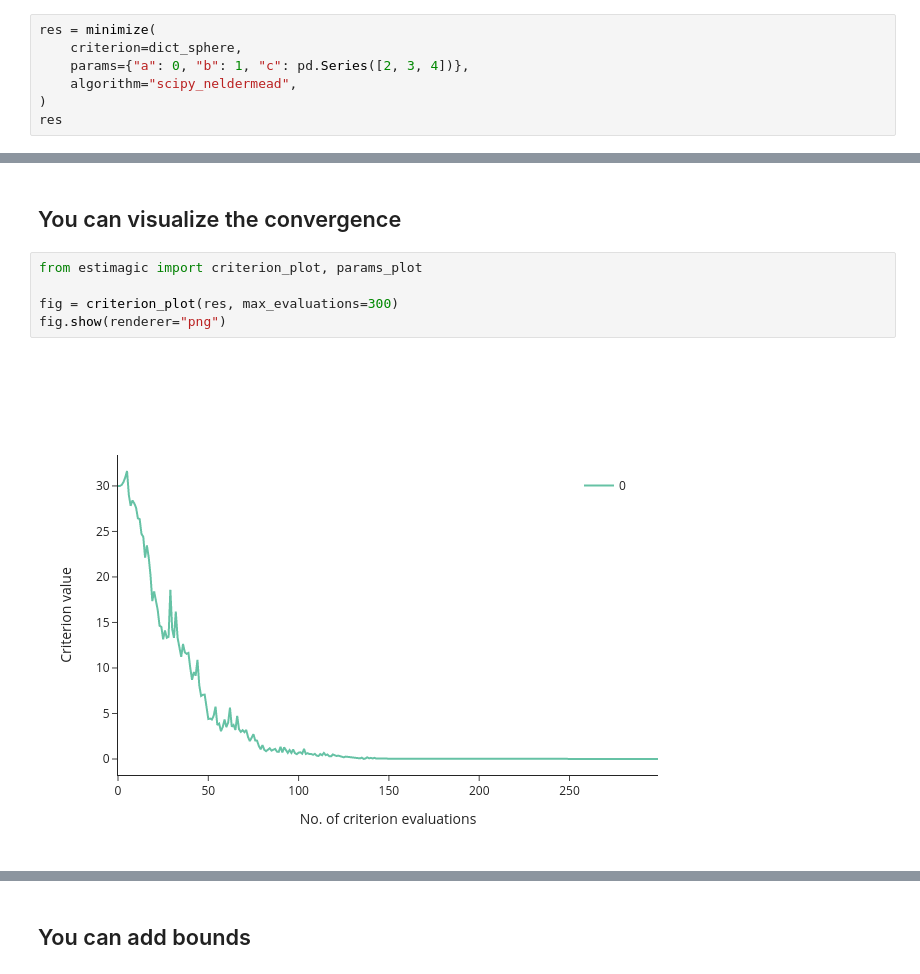
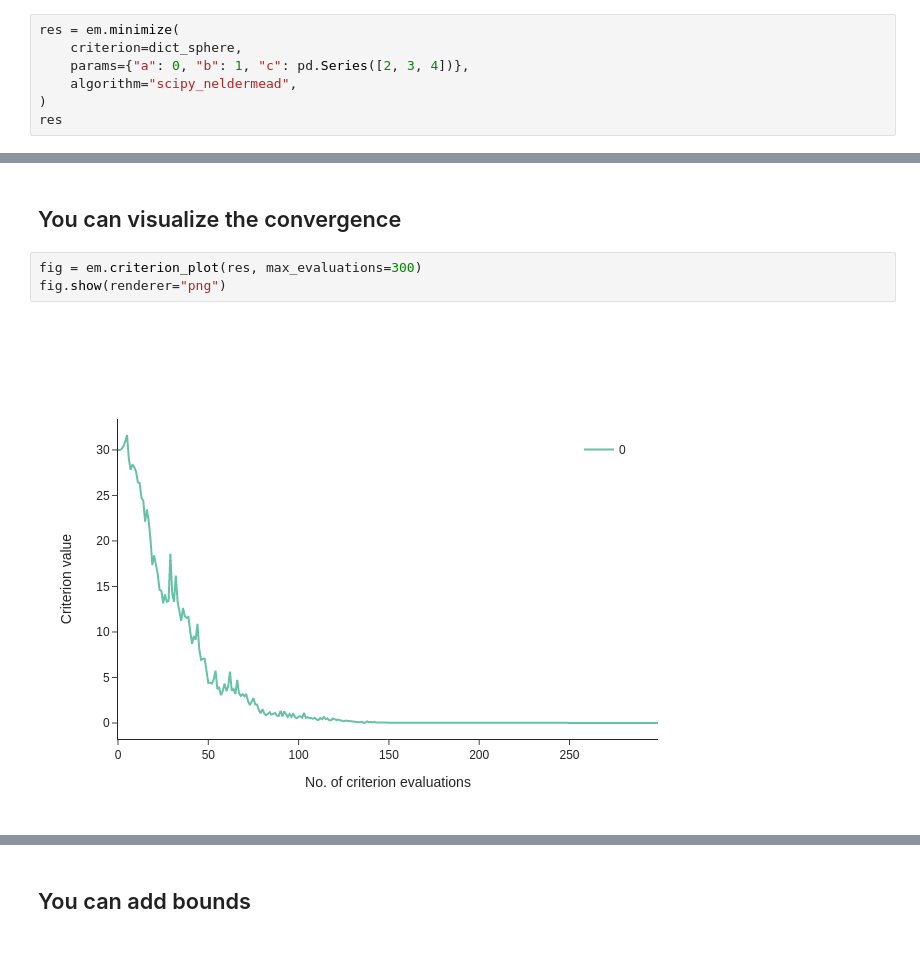
Before and after one commit to optimagic-dev/optimagic, a Jupyter notebook: docs/source/getting_started/first_optimization_with_estimagic.ipynb, the cells around one changed output, grey strips where cells are left out. Saved outputs shown, nothing was run; the diff lists cells and outputs as text.

```diff
--- a/docs/source/getting_started/first_optimization_with_estimagic.ipynb
+++ b/docs/source/getting_started/first_optimization_with_estimagic.ipynb
@@ -50,7 +47,7 @@ res.params
 # %% [markdown]
 ## The result contains all you need to know
 # %%
-res = minimize(
+res = em.minimize(
     criterion=dict_sphere,
     params={"a": 0, "b": 1, "c": pd.Series([2, 3, 4])},
     algorithm="scipy_neldermead",
@@ -75,10 +72,8 @@ absolute_params_change     9.834e-09**   1.525e-08*
 # %% [markdown]
 ## You can visualize the convergence
 # %%
-from estimagic import criterion_plot, params_plot
-
-fig = criterion_plot(res, max_evaluations=300)
+fig = em.criterion_plot(res, max_evaluations=300)
 fig.show(renderer="png")
 # %% [output]
-[figure, old version]
+[figure, new version]
 # %%
```
Also changed, not shown: parts of 29 cells of this notebook, 3 other files.
